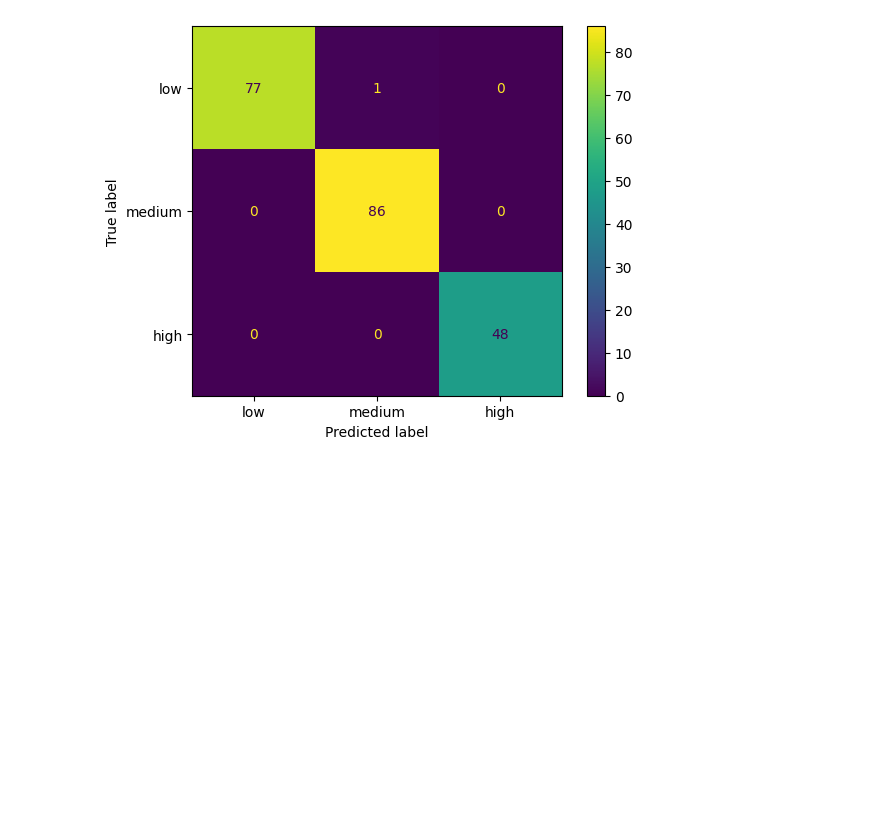
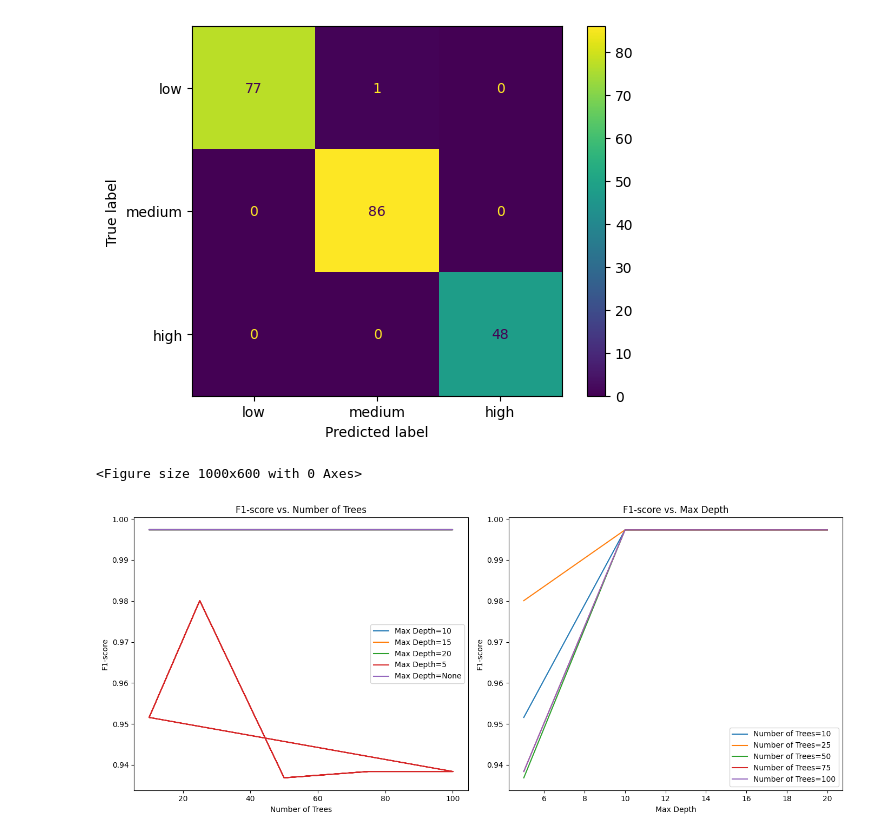
Before and after one commit to j232shen/data572-project, a Jupyter notebook: random_forest.ipynb, the cells around one changed output. Cells and saved outputs as stored; diff of their text form; code cells hidden in the pictures; blank space fills up the shorter version.

Commit message:
ran rf for filtered data

```diff
--- a/random_forest.ipynb
+++ b/random_forest.ipynb
@@ -113,7 +158,9 @@ plt.show()
 # Define the hyperparameter grid
 param_grid = {
     'n_estimators': [10, 25, 50, 75, 100], # [50, 75, 100, 125, 150],  # Number of trees
-    'max_depth': [None, 5, 10, 15, 20]  # Maximum depth of each tree
+    'max_depth': [None, 5, 10, 15, 20],  # Maximum depth of each tree
+    'min_samples_split': [2, 3, 4], # Number of samples required to split a node
+    # 'min_samples_leaf': [1, 2, 3, 4] # Number of samples required in leaf
 }
 
 # Initialize the RandomForest classifier
@@ -178,3 +225,52 @@ disp.plot()
 plt.show()
 # %% [output]
 [figure]
+# %%
+import altair as alt
+
+# Get the cross-validation results
+results = grid_search.cv_results_
+
+# Extract hyperparameter values and F1-scores
+n_estimators_values = results['param_n_estimators'].data
+max_depth_values = results['param_max_depth'].data
+f1_scores = results['mean_test_score']
+
+max_depth_values_str = ['None' if val is None else str(val) for val in max_depth_values]
+
+# Example: Plot F1-score vs. n_estimators (can be adjusted for other parameters)
+plt.figure(figsize=(10, 6))
+
+# Convert None to 'None' for easier visualization
+max_depth_values_str = np.array(['None' if val is None else str(val) for val in max_depth_values])
+
+# Create the subplot layout (1 row, 2 columns)
+plt.figure(figsize=(14, 6))
+
+# Plot 1: F1-score vs. Number of Estimators
+plt.subplot(1, 2, 1)
+for max_depth in np.unique(max_depth_values_str):
+    # Select indices where max_depth matches the current value
+    idx = np.where(max_depth_values_str == max_depth)[0]
+    plt.plot(n_estimators_values[idx], f1_scores[idx], label=f'Max Depth={max_depth}')
+plt.xlabel('Number of Trees')
+plt.ylabel('F1-score')
+plt.title('F1-score vs. Number of Trees')
+plt.legend()
+
+# Plot 2: F1-score vs. Max Depth
+plt.subplot(1, 2, 2)
+for n_estimators in np.unique(n_estimators_values):
+    # Select indices where n_estimators matches the current value
+    idx = np.where(n_estimators_values == n_estimators)[0]
+    plt.plot(max_depth_values[idx], f1_scores[idx], label=f'Number of Trees={n_estimators}')
+plt.xlabel('Max Depth')
+plt.ylabel('F1-score')
+plt.title('F1-score vs. Max Depth')
+plt.legend()
+
+plt.tight_layout()
+plt.show()
+# %% [output]
+<Figure size 1000x600 with 0 Axes>
+[figure, added]
```
Also changed, not shown: parts of 5 cells of this notebook.
